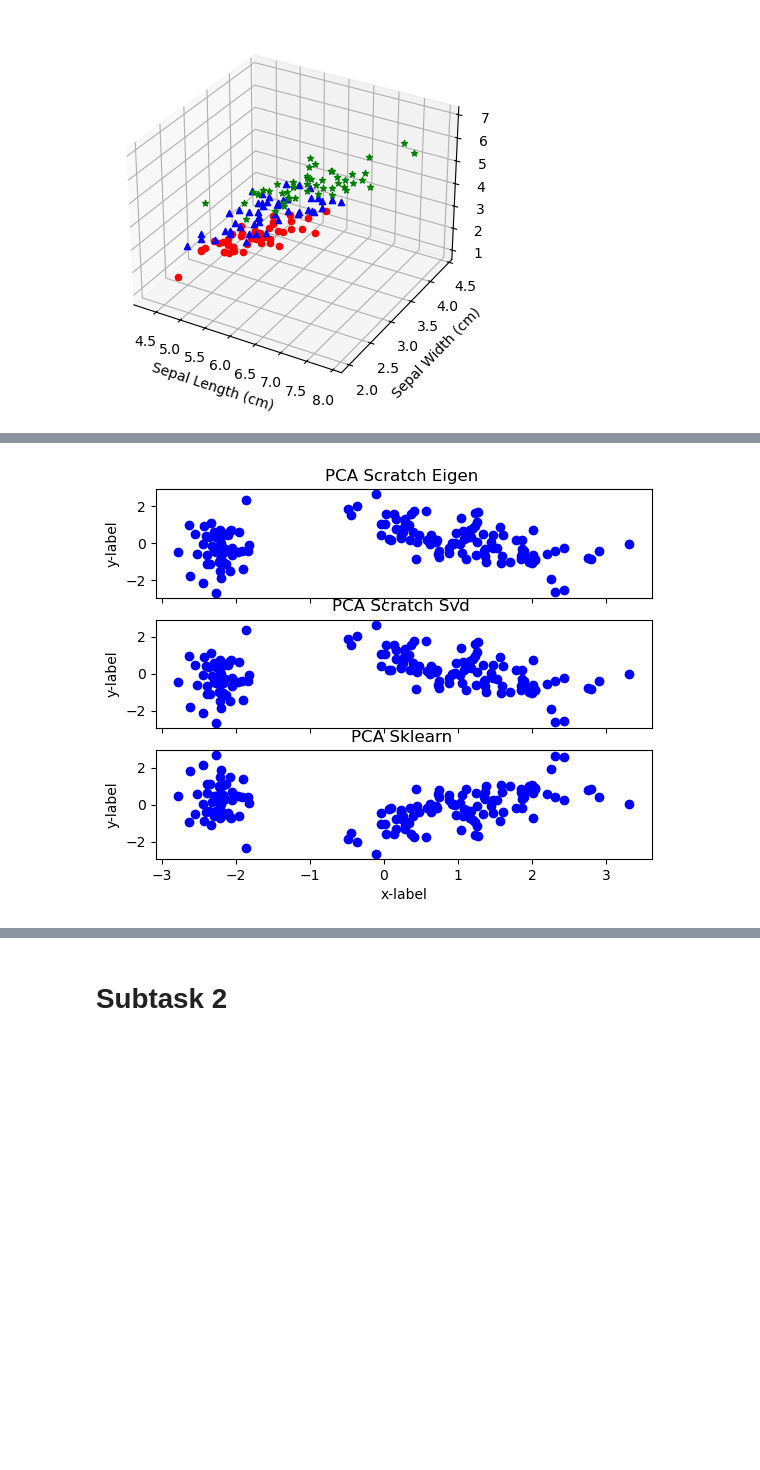
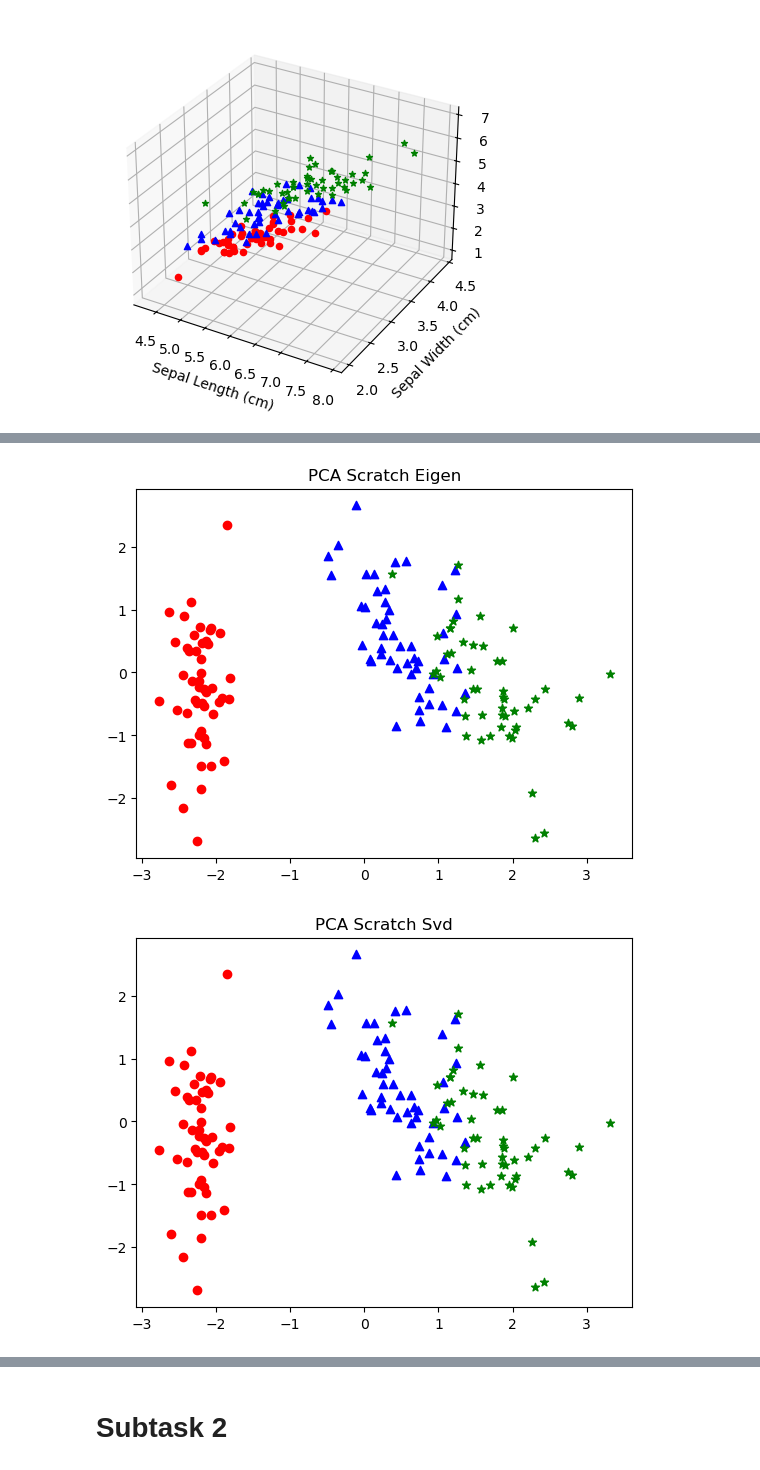
Before and after one commit to its-mario/Sigmoid-Mentoring, a Jupyter notebook: 05_principal_component_analysis.ipynb, the cells around one changed output, grey strips where cells are left out. Cells and saved outputs as stored; diff of their text form; code cells hidden in the pictures; blank space fills up the shorter version.

```diff
--- a/05_principal_component_analysis.ipynb
+++ b/05_principal_component_analysis.ipynb
@@ -150,23 +157,29 @@ pca_scratch_svd_transformed = pca_scratch_svd.transform(data_scaled_X)
 pca_sklearn.fit(data_scaled_X)
 pca_sklearn_transformed = pca_sklearn.transform(data_scaled_X)
 # %%
+from lib.pca import plot_pca
 
-fig, axs = plt.subplots(3)
-axs[0].plot(pca_scratch_eigen_transformed[: ,0], pca_scratch_eigen_transformed[:, 1], 'bo')
-axs[0].set_title('PCA Scratch Eigen ')
-
-axs[1].plot(pca_scratch_svd_transformed[: ,0], pca_scratch_svd_transformed[:, 1], 'bo')
-axs[1].set_title('PCA Scratch Svd ')
-
-axs[2].plot(pca_sklearn_transformed[: ,0], pca_sklearn_transformed[:, 1], 'bo')
-axs[2].set_title('PCA Sklearn ')
+plot_pca(
+    pca_scratch_eigen_transformed[: ,0],
+    pca_scratch_eigen_transformed[:, 1],
+    data_array[:, 4],
+    title="PCA Scratch Eigen"
+)
 
 
-for ax in axs.flat:
-    ax.set(xlabel='x-label', ylabel='y-label')
+plot_pca(
+    pca_scratch_svd_transformed[: ,0],
+    pca_scratch_svd_transformed[:, 1],
+    data_array[:, 4],
+    title='PCA Scratch Svd'
+)
 
-# Hide x labels and tick labels for top plots and y ticks for right plots.
-for ax in axs.flat:
-    ax.label_outer()
+plot_pca(
+    pca_sklearn_transformed[: ,0],
+    pca_sklearn_transformed[:, 1],
+    data_array[:, 4],
+    title="PCA Sklearn",
+)
 # %% [output]
-[figure, old version]
+[figure, new version]
+[figure, added]
```
Also changed, not shown: parts of 18 cells of this notebook, 1 other file.
